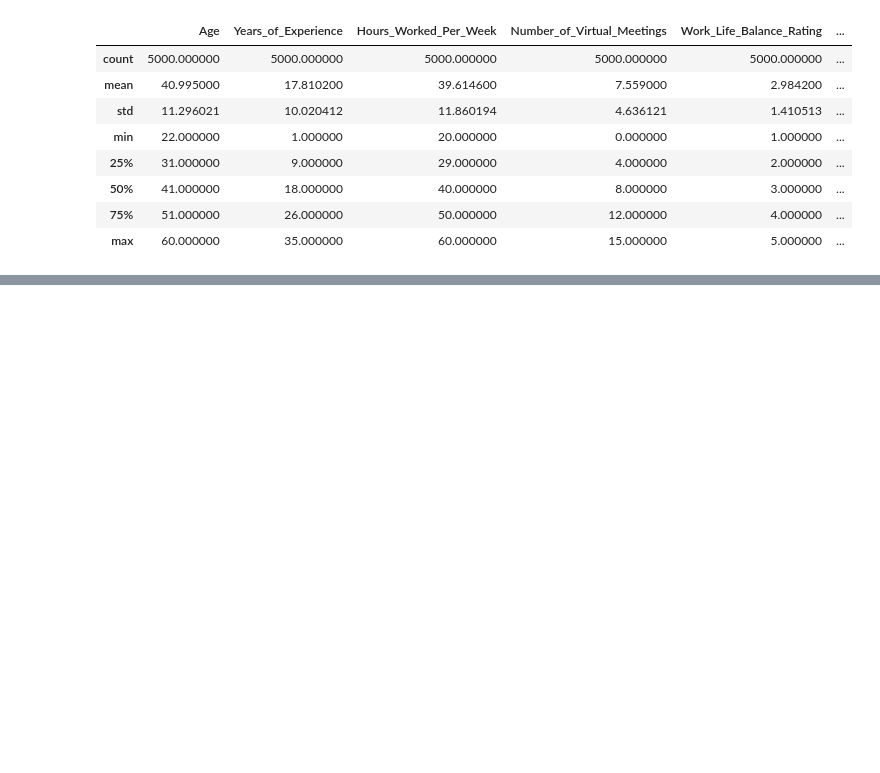
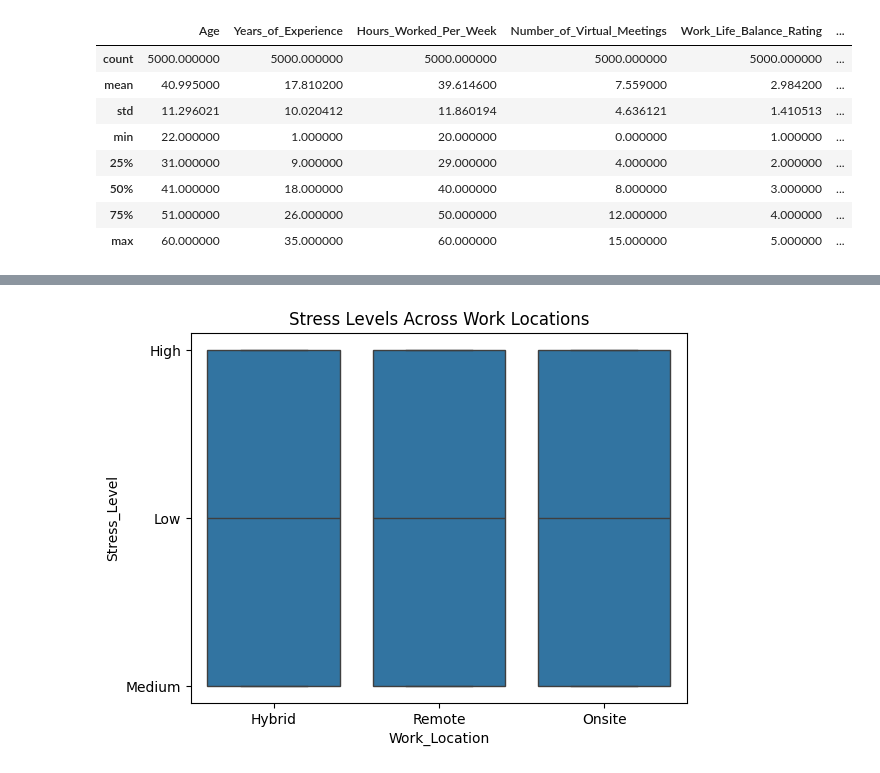
Before and after one commit to lcopolillo/FCD-2024-25, a Jupyter notebook: main.ipynb, the cells around one changed output, grey strips where cells are left out. Drawn from its saved outputs; the diff is of its cells as text; code cells hidden in the pictures; blank space fills up the shorter version.

```diff
--- a/main.ipynb
+++ b/main.ipynb
@@ -102,0 +148,97 @@ len(data[data['Hours_Worked_Per_Week'] > q3 + 1.5*iqr])
+# %%
+# Mental Health and Remote Work Analysis
+
+# Import necessary libraries
+import pandas as pd
+import numpy as np
+import seaborn as sns
+import matplotlib.pyplot as plt
+from scipy.stats import pearsonr, chi2_contingency
+
+# Load the dataset
+data_path = 'dataset.csv'  # Replace with your dataset path
+df = pd.read_csv(data_path)
+
+# Data Overview
+def data_overview(df):
+    """Displays basic information about the dataset."""
+    print("Dataset Shape:", df.shape)
+    print("\nDataset Info:")
+    print(df.info())
+    print("\nSample Data:")
+    print(df.head())
+
+# Initial overview
+data_overview(df)
+
+# Data Cleaning
+# Dropping irrelevant columns (e.g., Employee_ID)
+df.drop(columns=['Employee_ID'], inplace=True)
+
+# Checking for missing values
+print("\nMissing Values:")
+print(df.isnull().sum())
+
+# Handling categorical columns
+categorical_columns = ['Stress_Level', 'Mental_Health_Condition', 'Access_to_Mental_Health_Resources',
+                       'Productivity_Change', 'Satisfaction_with_Remote_Work', 'Physical_Activity', 'Sleep_Quality']
+for col in categorical_columns:
+    df[col] = df[col].astype('category')
+
+# Handling duplicates
+df.drop_duplicates(inplace=True)
+
+# Descriptive Statistics
+print("\nDescriptive Statistics:")
+print(df.describe(include='all'))
+
+# Exploratory Analysis
+# Question 1: Correlation with Stress Levels and Mental Health Conditions
+print("\nCorrelation Analysis:")
+correlation_cols = ['Hours_Worked_Per_Week', 'Company_Support_for_Remote_Work', 'Work_Life_Balance_Rating', 'Social_Isolation_Rating']
+correlations = {}
+for col in correlation_cols:
+    if col in df.columns:
+        corr, _ = pearsonr(df[col], df['Stress_Level'].cat.codes)
+        correlations[col] = corr
+print("Stress Level Correlations:", correlations)
+
+# Visualization: Stress Levels vs. Work Location
+sns.boxplot(x='Work_Location', y='Stress_Level', data=df)
+plt.title("Stress Levels Across Work Locations")
+plt.show()
+
+# Question 2: Work-life balance and Employee Satisfaction
+sns.scatterplot(x='Work_Life_Balance_Rating', y='Satisfaction_with_Remote_Work', hue='Stress_Level', data=df)
+plt.title("Work-Life Balance vs. Satisfaction")
+plt.show()
+
+# Question 3: Industry and Role Differences
+industry_stress = df.groupby('Industry')['Stress_Level'].value_counts(normalize=True).unstack()
+industry_stress.plot(kind='bar', stacked=True, figsize=(12, 6))
+plt.title("Stress Level Distribution by Industry")
+plt.ylabel("Proportion")
+plt.show()
+
+# Question 4: Mental Health Resources and Productivity
+resources_productivity = pd.crosstab(df['Access_to_Mental_Health_Resources'], df['Productivity_Change'])
+chi2, p, dof, ex = chi2_contingency(resources_productivity)
+print("\nChi-Square Test for Access to Resources and Productivity:\nChi2:", chi2, "\nP-value:", p)
+
+# Question 5: Regional Stress and Isolation
+# Convert 'Stress_Level' and 'Social_Isolation_Rating' to numeric for aggregation
+df['Stress_Level_Numeric'] = df['Stress_Level'].cat.codes
+df['Social_Isolation_Rating_Numeric'] = pd.to_numeric(df['Social_Isolation_Rating'], errors='coerce')
+
+region_analysis = df.groupby('Region')[['Stress_Level_Numeric', 'Social_Isolation_Rating_Numeric']].mean()
+region_analysis.plot(kind='bar', figsize=(10, 5))
+plt.title("Regional Stress and Social Isolation Levels")
+plt.ylabel("Average Rating")
+plt.show()
+
+# Save cleaned data
+# DEVEMOS FAZER ISTO?
+df.to_csv('cleaned_dataset.csv', index=False)
+
+print("Analysis completed and cleaned dataset saved.")
+# %% [output]
@@ -102,0 +262 @@ len(data[data['Hours_Worked_Per_Week'] > q3 + 1.5*iqr])
+[figure, added]
```
Also changed, not shown: parts of 10 cells of this notebook, 2 other files.
